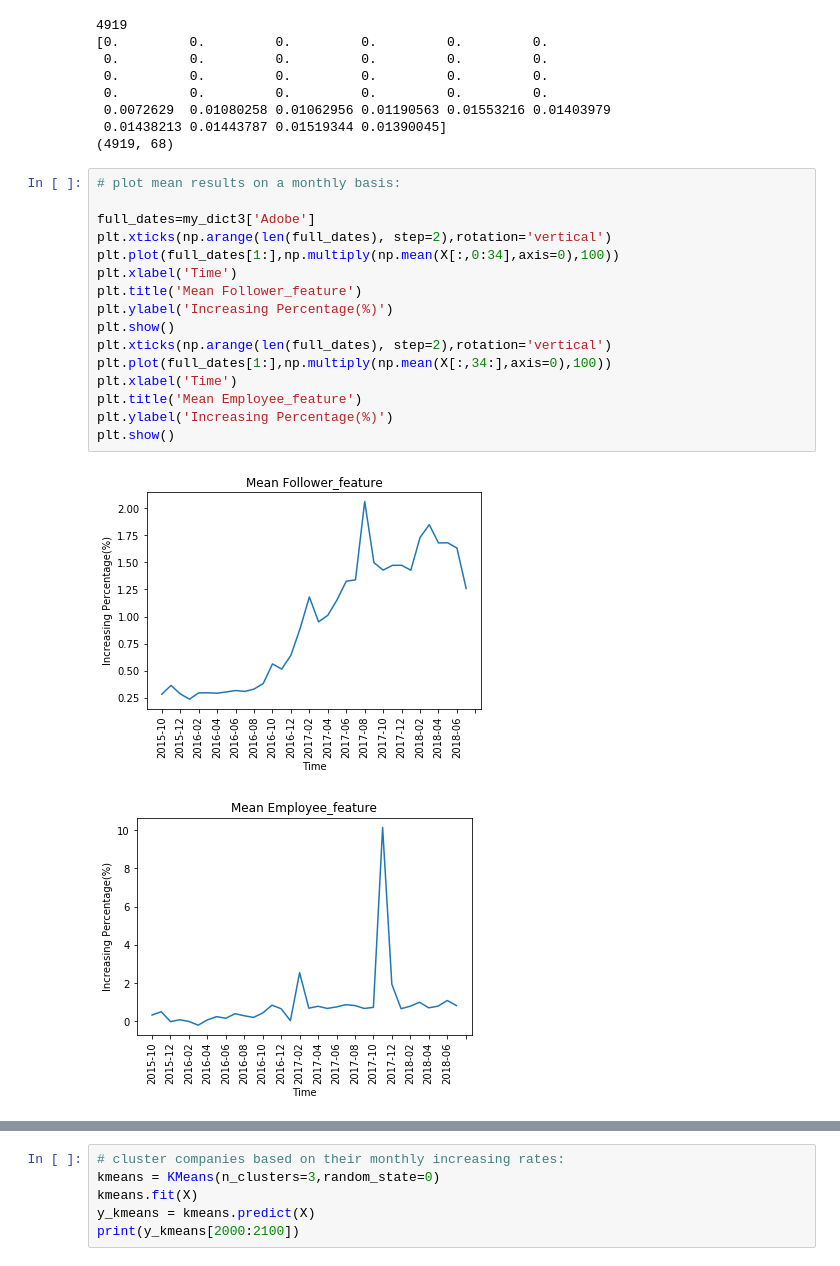
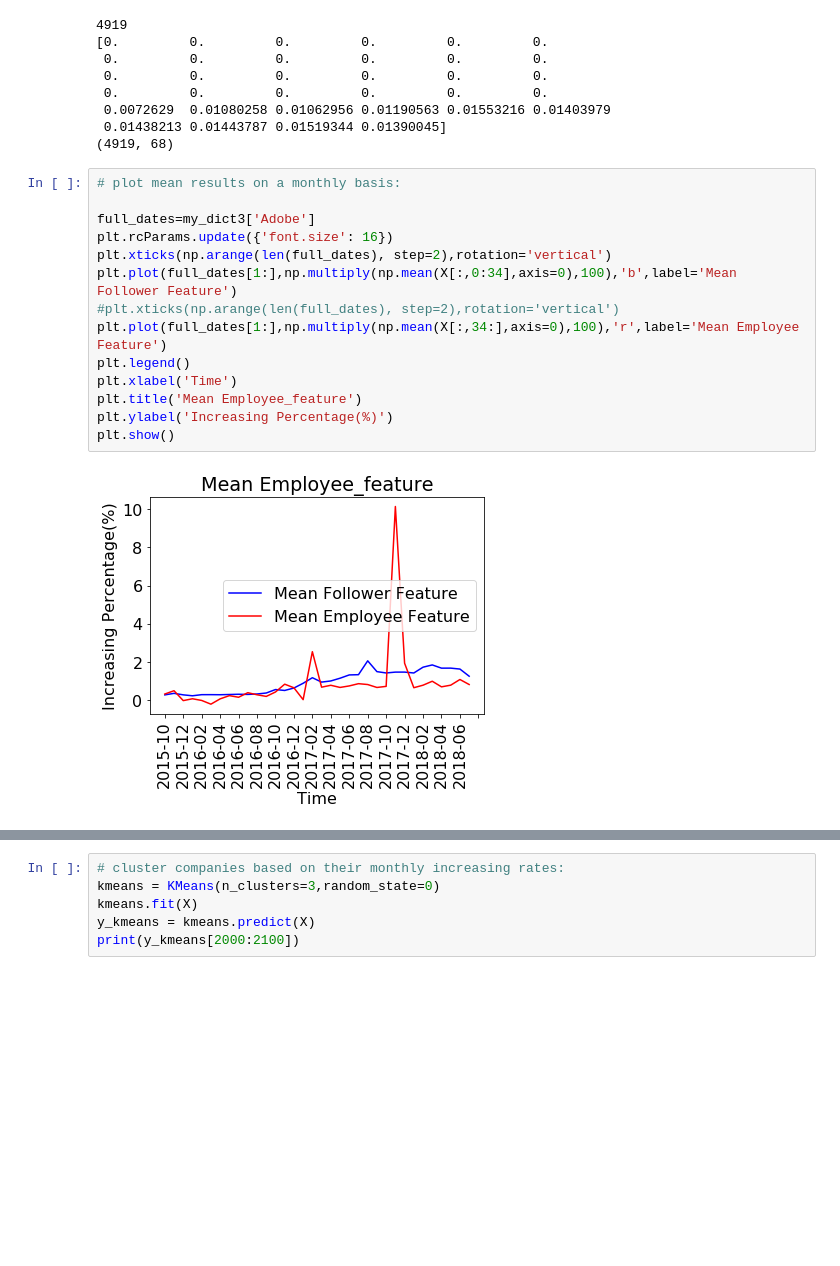
Before and after one commit to shirleyrrl/DI_Project, a Jupyter notebook: Data Incubator Project 1 monthly increasing rate based clustering.ipynb, the cells around one changed output, grey strips where cells are left out. Cells and saved outputs as stored; diff of their text form; blank space fills up the shorter version.

```diff
--- a/Data Incubator Project 1 monthly increasing rate based clustering.ipynb
+++ b/Data Incubator Project 1 monthly increasing rate based clustering.ipynb
@@ -235,22 +235,19 @@ print(X.shape)
 # %%
 # plot mean results on a monthly basis:
 
 full_dates=my_dict3['Adobe']
+plt.rcParams.update({'font.size': 16})
 plt.xticks(np.arange(len(full_dates), step=2),rotation='vertical')
-plt.plot(full_dates[1:],np.multiply(np.mean(X[:,0:34],axis=0),100))
-plt.xlabel('Time')
-plt.title('Mean Follower_feature')
-plt.ylabel('Increasing Percentage(%)')
-plt.show()
-plt.xticks(np.arange(len(full_dates), step=2),rotation='vertical')
-plt.plot(full_dates[1:],np.multiply(np.mean(X[:,34:],axis=0),100))
+plt.plot(full_dates[1:],np.multiply(np.mean(X[:,0:34],axis=0),100),'b',label='Mean Follower Feature')
+#plt.xticks(np.arange(len(full_dates), step=2),rotation='vertical')
+plt.plot(full_dates[1:],np.multiply(np.mean(X[:,34:],axis=0),100),'r',label='Mean Employee Feature')
+plt.legend()
 plt.xlabel('Time')
 plt.title('Mean Employee_feature')
 plt.ylabel('Increasing Percentage(%)')
 plt.show()
 # %% [output]
-[figure, old version]
+[figure, new version]
-[figure, removed]
 # %%
 # plot example results on a monthly basis:
 
```
Also changed, not shown: parts of 3 cells of this notebook.
